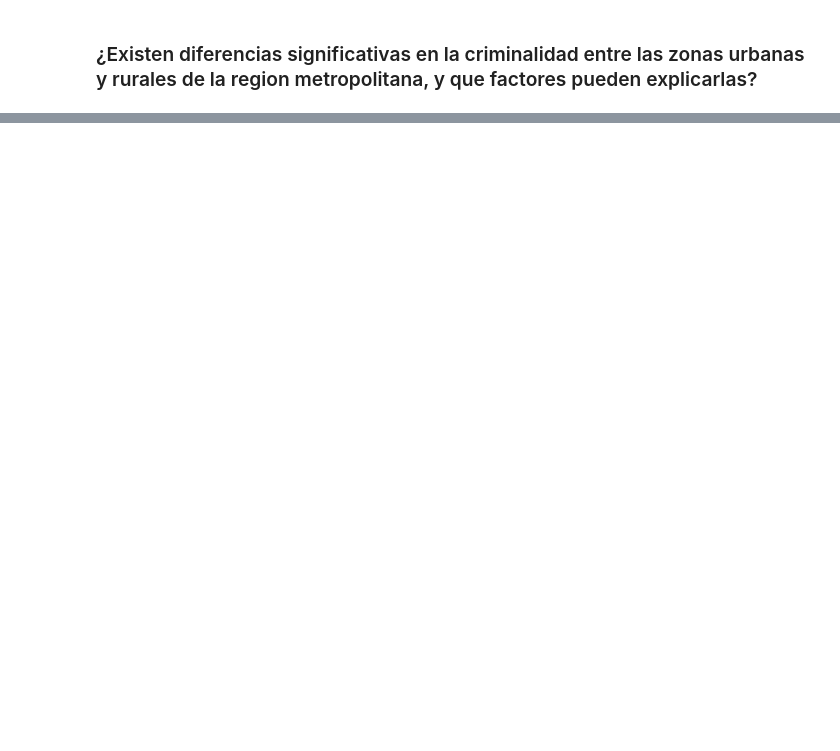
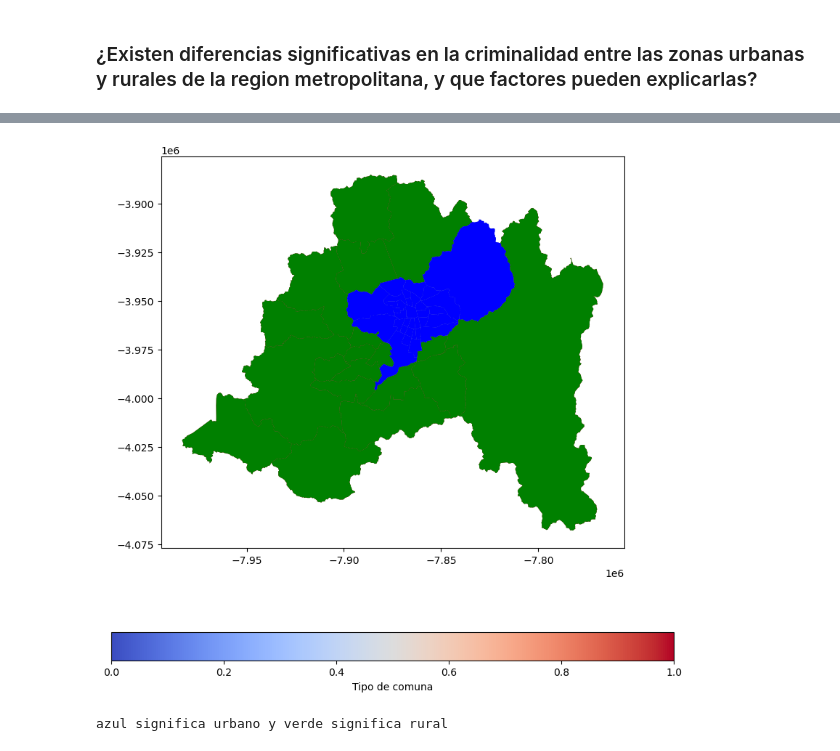
Before and after one commit to josegdotcom/imt2200-actividad-2024, a Jupyter notebook: Proyecto IMT2200 - Analisis de Datos.ipynb, the cells around one changed output, grey strips where cells are left out. Cells and saved outputs as stored; diff of their text form; code cells hidden in the pictures; blank space fills up the shorter version.

```diff
--- a/Proyecto IMT2200 - Analisis de Datos.ipynb
+++ b/Proyecto IMT2200 - Analisis de Datos.ipynb
@@ -474,0 +443,72 @@ ValueError: Date ordinal -14259274.417550001 converts to -37071-06-07T13:58:43.6
+# %%
+dict_rural_urban = {
+    13129: 0,  # San Joaquín (urbano)
+    13130: 0,  # San Miguel (urbano)
+    13131: 0,  # San Ramón (urbano)
+    13108: 0,  # Independencia (urbano)
+    13109: 0,  # La Cisterna (urbano)
+    13122: 0,  # Peñalolén (urbano)
+    13123: 0,  # Providencia (urbano)
+    13113: 0,  # La Reina (urbano)
+    13403: 1,  # Calera de Tango (rural)
+    13301: 1,  # Colina (rural)
+    13101: 0,  # Santiago (urbano)
+    13302: 1,  # Lampa (rural)
+    13202: 1,  # Pirque (rural)
+    13201: 1,  # Puente Alto (rural)
+    13107: 0,  # Huechuraba (urbano)
+    13401: 0,  # San Bernardo (urbano)
+    13503: 1,  # Curacaví (rural)
+    13504: 1,  # María Pinto (rural)
+    13102: 0,  # Cerrillos (urbano)
+    13103: 0,  # Cerro Navia (urbano)
+    13132: 0,  # Vitacura (urbano)
+    13104: 0,  # Conchalí (urbano)
+    13105: 0,  # El Bosque (urbano)
+    13106: 0,  # Estación Central (urbano)
+    13110: 0,  # La Florida (urbano)
+    13111: 0,  # La Granja (urbano)
+    13112: 0,  # La Pintana (urbano)
+    13114: 0,  # Las Condes (urbano)
+    13115: 0,  # Lo Barnechea (urbano)
+    13116: 0,  # Lo Espejo (urbano)
+    13117: 0,  # Lo Prado (urbano)
+    13118: 0,  # Macul (urbano)
+    13119: 0,  # Maipú (urbano)
+    13120: 0,  # Ñuñoa (urbano)
+    13121: 0,  # Pedro Aguirre Cerda (urbano)
+    13124: 0,  # Pudahuel (urbano)
+    13125: 0,  # Quilicura (urbano)
+    13126: 0,  # Quinta Normal (urbano)
+    13127: 0,  # Recoleta (urbano)
+    13128: 0,  # Renca (urbano)
+    13602: 1,  # El Monte (rural)
+    13604: 1,  # Padre Hurtado (rural)
+    13605: 1,  # Peñaflor (rural)
+    13601: 1,  # Talagante (rural)
+    13404: 1,  # Paine (rural)
+    13603: 1,  # Isla de Maipo (rural)
+    13402: 1,  # Buin (rural)
+    13203: 1,  # San José de Maipo (rural)
+    13303: 1,  # Tiltil (rural)
+    13501: 1,  # Melipilla (rural)
+    13505: 1,  # San Pedro (rural)
+    13502: 1   # Alhué (rural)
+}
+
+df_mapa_urbal = df_mapa.copy(deep=True)
+df_mapa_urbal["urbana_rural"] = df_mapa_urbal["cod_comuna"].map(dict_rural_urban)
+
+color_map = {0: 'blue', 1: 'green'}
+ax = df_mapa_urbal.plot(column="urbana_rural",
+                        cmap="coolwarm",
+                        legend=True,
+                        legend_kwds={'label': "Tipo de comuna", 'orientation': "horizontal"},
+                        figsize=(10, 10))
+df_mapa_urbal.plot(ax=ax, color=df_mapa_urbal["urbana_rural"].map(color_map))
+plt.show()
+
+print("azul significa urbano y verde significa rural")
+# %% [output]
+[figure, added]
+azul significa urbano y verde significa rural
```
Also changed, not shown: parts of 13 cells of this notebook, 3 other files.
